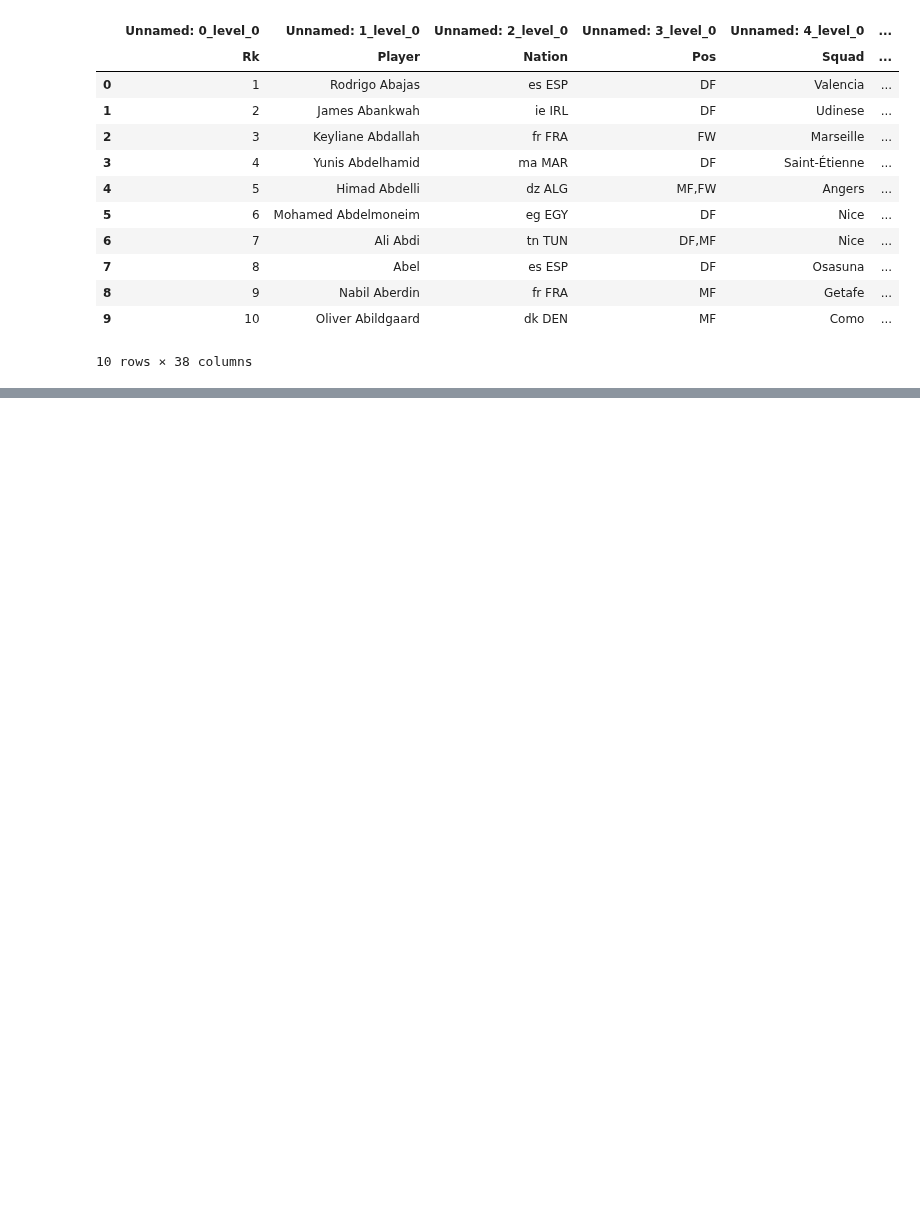
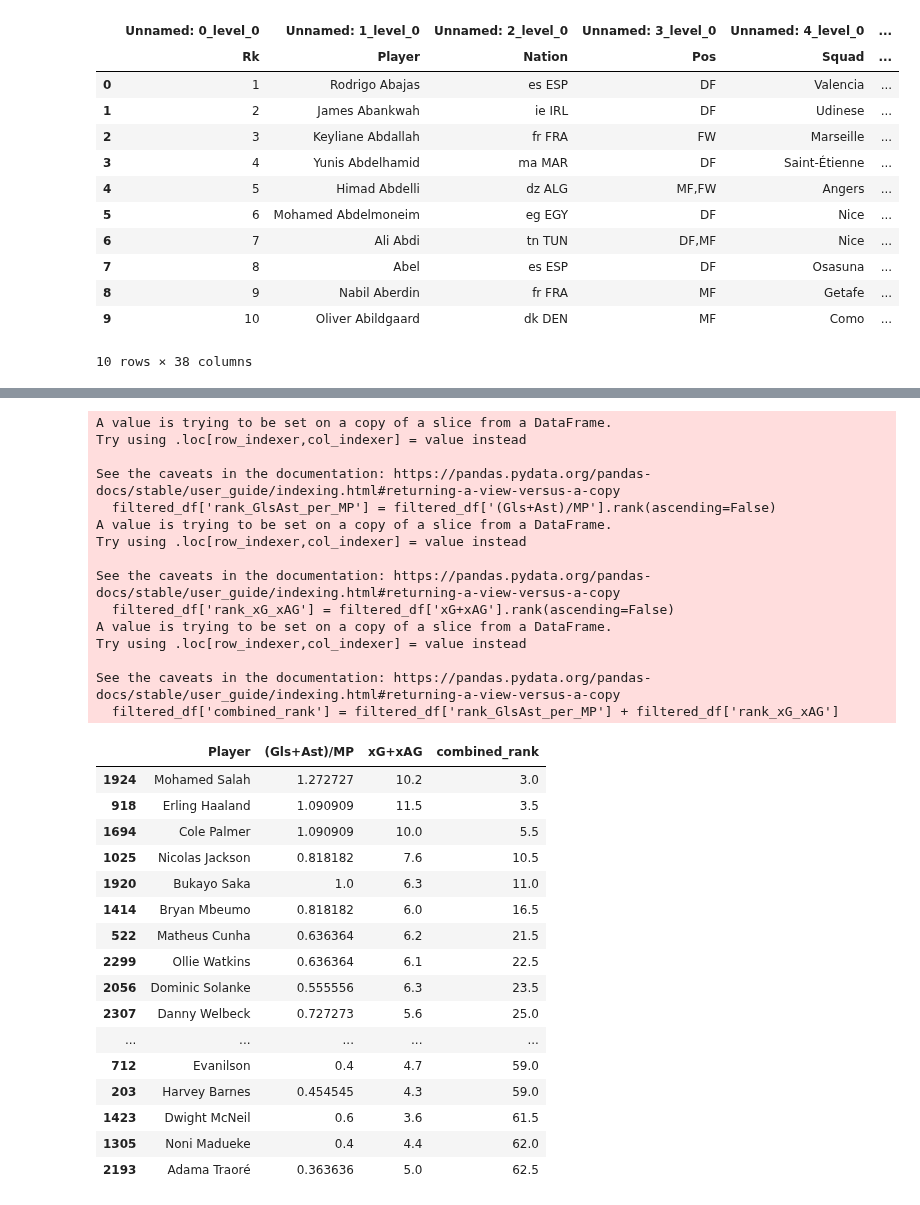
Before and after one commit to santsumetpong/ds_core, a Jupyter notebook: prem.ipynb, the cells around one changed output, grey strips where cells are left out. Saved outputs shown, nothing was run; the diff lists cells and outputs as text; code cells hidden in the pictures; blank space fills up the shorter version.

```diff
--- a/prem.ipynb
+++ b/prem.ipynb
@@ -100,3 +101,47 @@ pl_df.sort_values(by='xG+xAG', ascending=False).head(20)
+# %%
+filtered_df = pl_df[pl_df['MP'] > 0.7 * pl_df['MP'].max()]
+
+filtered_df['rank_GlsAst_per_MP'] = filtered_df['(Gls+Ast)/MP'].rank(ascending=False)
+filtered_df['rank_xG_xAG'] = filtered_df['xG+xAG'].rank(ascending=False)
+
+filtered_df['combined_rank'] = filtered_df['rank_GlsAst_per_MP'] + filtered_df['rank_xG_xAG']
+
+top = filtered_df.sort_values(by='combined_rank').head(30)
+
+top[['Player', '(Gls+Ast)/MP', 'xG+xAG', 'combined_rank']]
+# %% [output]
+A value is trying to be set on a copy of a slice from a DataFrame.
+Try using .loc[row_indexer,col_indexer] = value instead
+
+See the caveats in the documentation: https://pandas.pydata.org/pandas-docs/stable/user_guide/indexing.html#returning-a-view-versus-a-copy
+  filtered_df['rank_GlsAst_per_MP'] = filtered_df['(Gls+Ast)/MP'].rank(ascending=False)
+A value is trying to be set on a copy of a slice from a DataFrame.
+Try using .loc[row_indexer,col_indexer] = value instead
+
+See the caveats in the documentation: https://pandas.pydata.org/pandas-docs/stable/user_guide/indexing.html#returning-a-view-versus-a-copy
+  filtered_df['rank_xG_xAG'] = filtered_df['xG+xAG'].rank(ascending=False)
+A value is trying to be set on a copy of a slice from a DataFrame.
+Try using .loc[row_indexer,col_indexer] = value instead
+
+See the caveats in the documentation: https://pandas.pydata.org/pandas-docs/stable/user_guide/indexing.html#returning-a-view-versus-a-copy
+  filtered_df['combined_rank'] = filtered_df['rank_GlsAst_per_MP'] + filtered_df['rank_xG_xAG']
+|  | Player | (Gls+Ast)/MP | xG+xAG | combined_rank |
+| 1924 | Mohamed Salah | 1.272727 | 10.2 | 3.0 |
+| 918 | Erling Haaland | 1.090909 | 11.5 | 3.5 |
+| 1694 | Cole Palmer | 1.090909 | 10.0 | 5.5 |
+| 1025 | Nicolas Jackson | 0.818182 | 7.6 | 10.5 |
+| 1920 | Bukayo Saka | 1.0 | 6.3 | 11.0 |
+| 1414 | Bryan Mbeumo | 0.818182 | 6.0 | 16.5 |
+| 522 | Matheus Cunha | 0.636364 | 6.2 | 21.5 |
+| 2299 | Ollie Watkins | 0.636364 | 6.1 | 22.5 |
+| 2056 | Dominic Solanke | 0.555556 | 6.3 | 23.5 |
+| 2307 | Danny Welbeck | 0.727273 | 5.6 | 25.0 |
+| ... | ... | ... | ... | ... |
+| 712 | Evanilson | 0.4 | 4.7 | 59.0 |
+| 203 | Harvey Barnes | 0.454545 | 4.3 | 59.0 |
+| 1423 | Dwight McNeil | 0.6 | 3.6 | 61.5 |
+| 1305 | Noni Madueke | 0.4 | 4.4 | 62.0 |
+| 2193 | Adama Traoré | 0.363636 | 5.0 | 62.5 |
 # %%
 url2 = 'https://fbref.com/en/comps/9/Premier-League-Stats'
 
```
Also changed, not shown: parts of 20 cells of this notebook.
